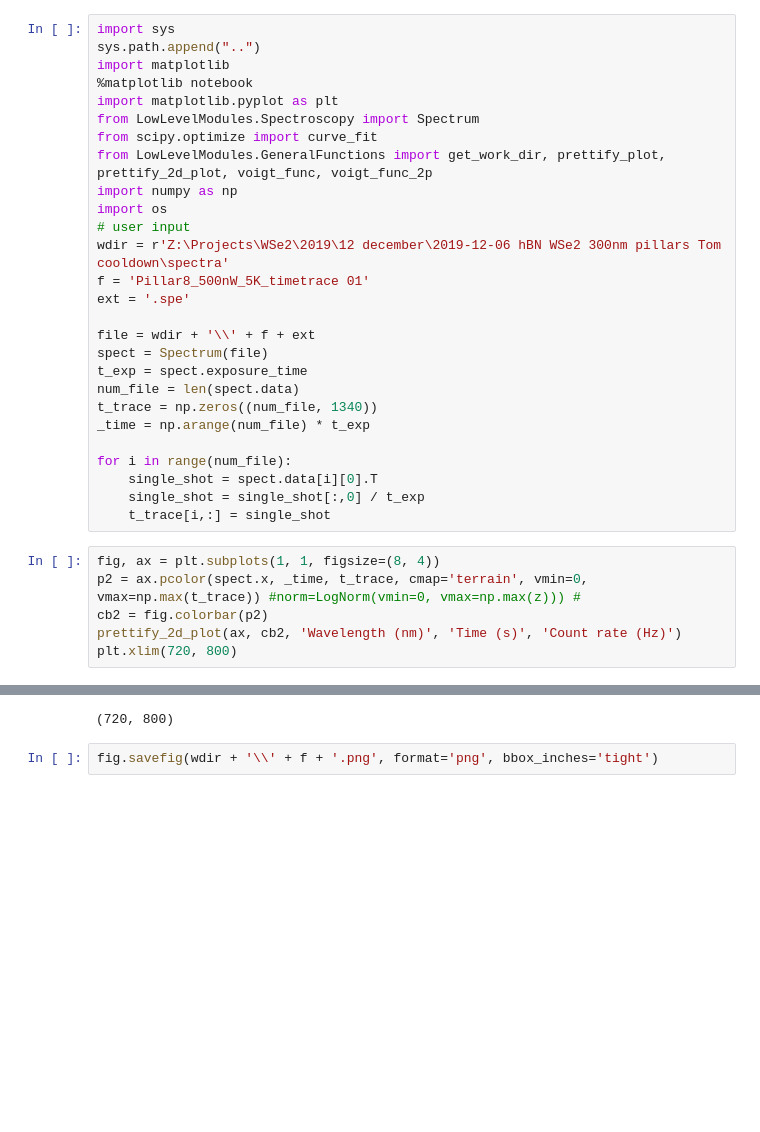
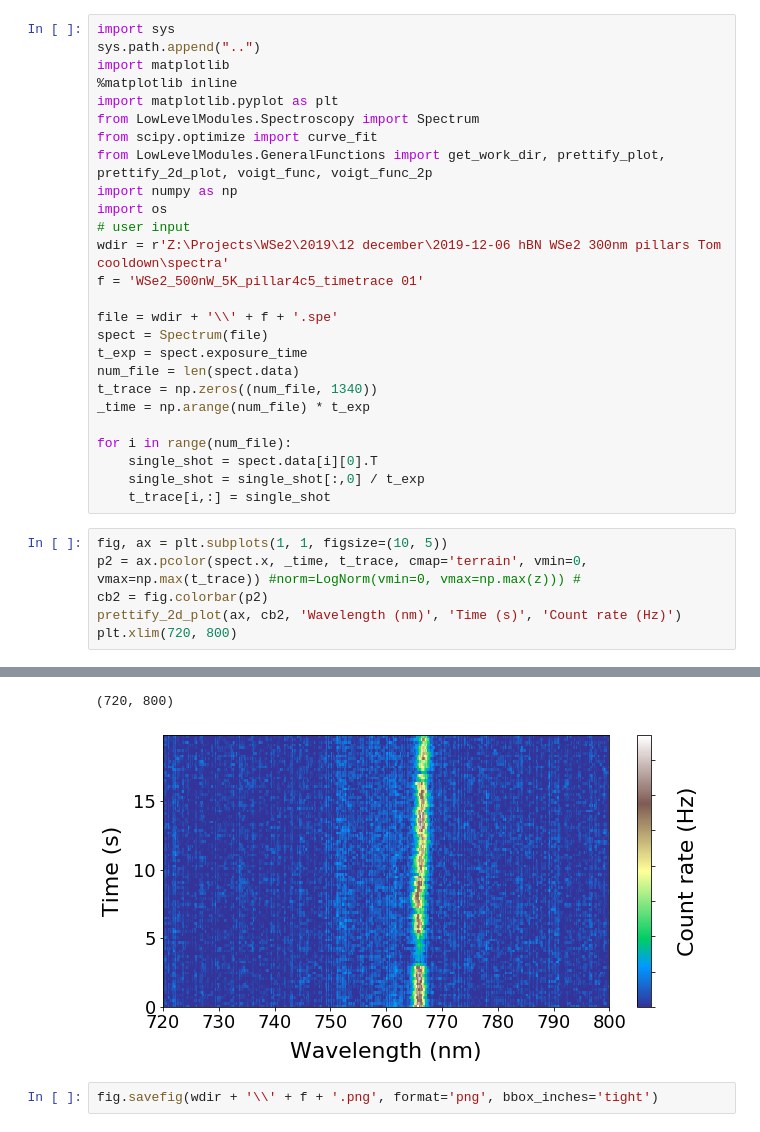
Before and after one commit to RaphaelSura/PythonPhotonicsLab, a Jupyter notebook: AnalyzeData/SpectralTimeTrace.ipynb, the cells around one changed output, grey strips where cells are left out. Cells and saved outputs as stored; diff of their text form; blank space fills up the shorter version.

```diff
--- a/AnalyzeData/SpectralTimeTrace.ipynb
+++ b/AnalyzeData/SpectralTimeTrace.ipynb
@@ -2,7 +2,7 @@
 import sys
 sys.path.append("..")
 import matplotlib
-%matplotlib notebook
+%matplotlib inline
 import matplotlib.pyplot as plt
 from LowLevelModules.Spectroscopy import Spectrum
 from scipy.optimize import curve_fit
@@ -11,10 +11,9 @@ import numpy as np
 import os
 # user input
 wdir = r'Z:\Projects\WSe2\2019\12 december\2019-12-06 hBN WSe2 300nm pillars Tom cooldown\spectra'
-f = 'Pillar8_500nW_5K_timetrace 01'
-ext = '.spe'
+f = 'WSe2_500nW_5K_pillar4c5_timetrace 01'
 
-file = wdir + '\\' + f + ext
+file = wdir + '\\' + f + '.spe'
 spect = Spectrum(file)
 t_exp = spect.exposure_time
 num_file = len(spect.data)
@@ -26,7 +25,7 @@ for i in range(num_file):
     single_shot = single_shot[:,0] / t_exp
     t_trace[i,:] = single_shot
 # %%
-fig, ax = plt.subplots(1, 1, figsize=(8, 4))
+fig, ax = plt.subplots(1, 1, figsize=(10, 5))
 p2 = ax.pcolor(spect.x, _time, t_trace, cmap='terrain', vmin=0, vmax=np.max(t_trace)) #norm=LogNorm(vmin=0, vmax=np.max(z))) #
 cb2 = fig.colorbar(p2)
 prettify_2d_plot(ax, cb2, 'Wavelength (nm)', 'Time (s)', 'Count rate (Hz)')
@@ -37,3 +34,4 @@ plt.xlim(720, 800)
 (720, 800)
+[figure, added]
 # %%
 fig.savefig(wdir + '\\' + f + '.png', format='png', bbox_inches='tight')
```
Also changed, not shown: parts of 3 cells of this notebook, 1 other file.
